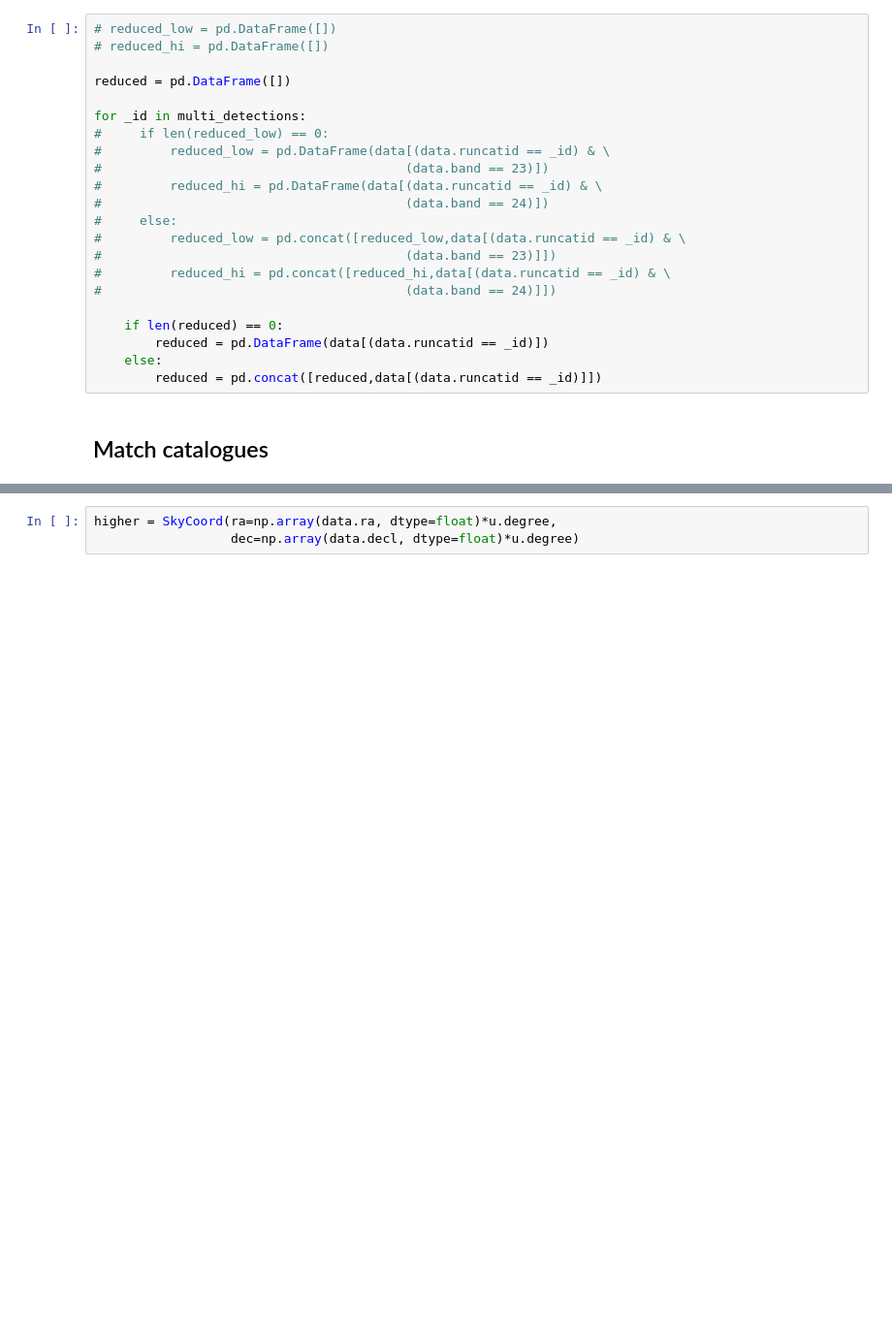
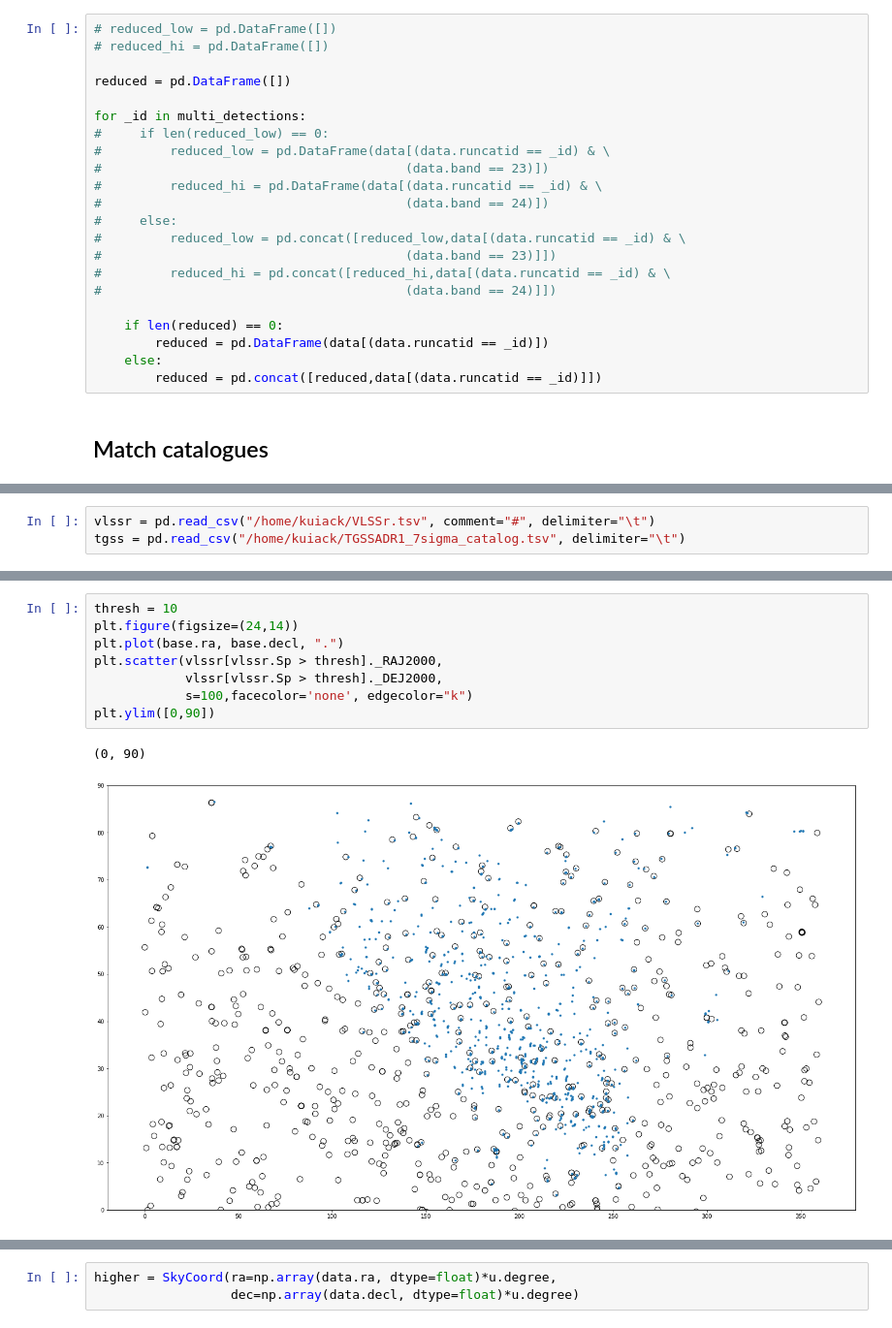
Before and after one commit to shulevski/scratchpad, a Jupyter notebook: notebooks/transients_wTraP.ipynb, the cells around one changed output, grey strips where cells are left out. Shown at 97% size. Saved outputs shown, nothing was run; the diff lists cells and outputs as text; blank space fills up the shorter version.

```diff
--- a/notebooks/transients_wTraP.ipynb
+++ b/notebooks/transients_wTraP.ipynb
@@ -446,0 +473,3 @@ np.unique(data[data.band ==1].wm_ra, return_index=True)
+# %%
+vlssr = pd.read_csv("/home/kuiack/VLSSr.tsv", comment="#", delimiter="\t")
+tgss = pd.read_csv("/home/kuiack/TGSSADR1_7sigma_catalog.tsv", delimiter="\t")
@@ -446,0 +496,11 @@ np.unique(data[data.band ==1].wm_ra, return_index=True)
+# %%
+thresh = 10
+plt.figure(figsize=(24,14))
+plt.plot(base.ra, base.decl, ".")
+plt.scatter(vlssr[vlssr.Sp > thresh]._RAJ2000,
+            vlssr[vlssr.Sp > thresh]._DEJ2000,
+            s=100,facecolor='none', edgecolor="k")
+plt.ylim([0,90])
+# %% [output]
+(0, 90)
+[figure, added]
```
Also changed, not shown: parts of 42 cells of this notebook.
